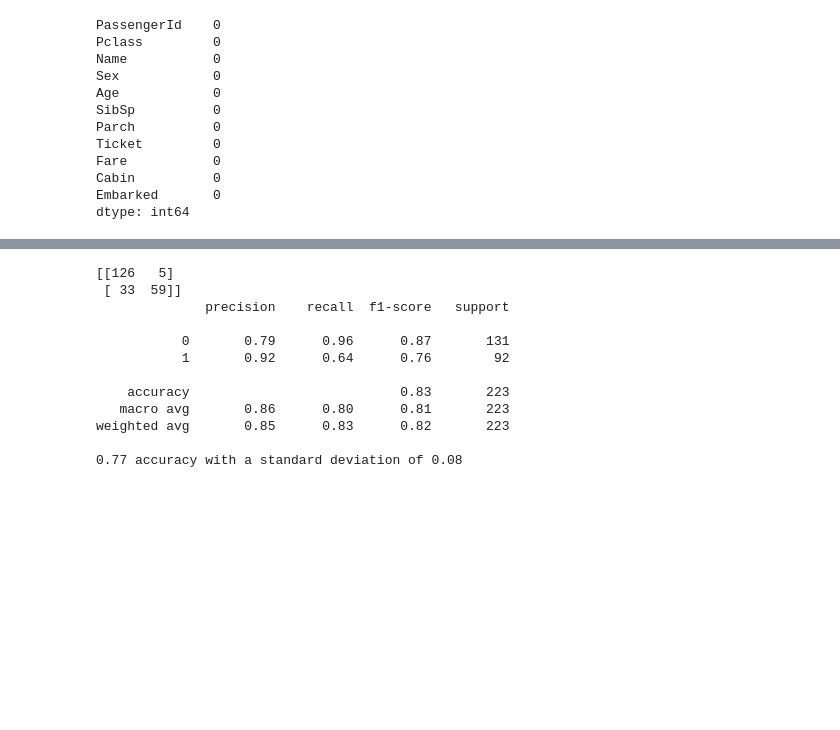
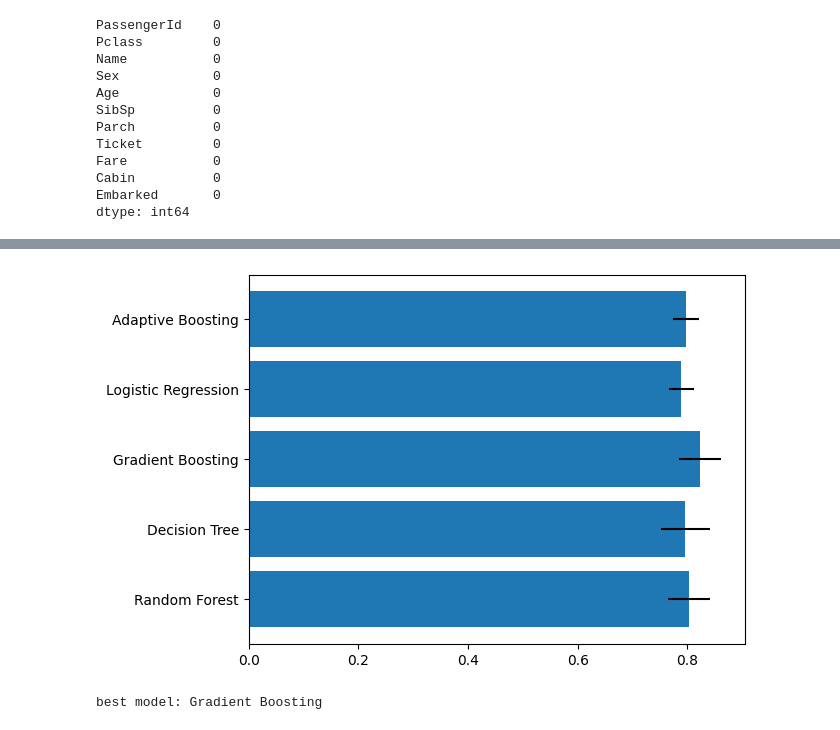
Before and after one commit to elliotrussyu/BasicKaggleCompetition, a Jupyter notebook: Titanic/Main.ipynb, the cells around one changed output, grey strips where cells are left out. Cells and saved outputs as stored; diff of their text form; code cells hidden in the pictures; blank space fills up the shorter version.

```diff
--- a/Titanic/Main.ipynb
+++ b/Titanic/Main.ipynb
@@ -164,19 +185,31 @@ X.head()
 # scaler = preprocessing.StandardScaler().fit(X)
 # X = scaler.transform(X)
 # print(X)
-X_train, X_test, y_train, y_test = train_test_split(X, Y, test_size=0.25)
+X_train, X_test, y_train, y_test = train_test_split(X, Y, test_size=0.33)
+classifiers = {'Random Forest':RandomForestClassifier(),
+               'Decision Tree':DecisionTreeClassifier(),
+               'Gradient Boosting':GradientBoostingClassifier(),
+               'Logistic Regression':LogisticRegression(),
+               'Adaptive Boosting': AdaBoostClassifier(),
+              }
 # %%
-pipe = make_pipeline(
-                    StandardScaler(),
-                    # MinMaxScaler(),
+names = list(classifiers.keys())
+record = []
+models = []
+for name,cla in classifiers.items():
+    print(name)
+    pipe = make_pipeline(
+                    # StandardScaler(),
+                    MinMaxScaler(),
                     # MaxAbsScaler(),
-                    # LogisticRegression(),
-                    RandomForestClassifier(),
-                    # DecisionTreeClassifier()
+                    cla
                     )
-pipe.fit(X_train,y_train)
-print(confusion_matrix(y_test,pipe.predict(X_test)))
-print(classification_report(y_test,pipe.predict(X_test)))
-scores = cross_val_score(pipe,X,Y,cv = 5)
-print("%0.2f accuracy with a standard deviation of %0.2f" % (scores.mean(), scores.std()))
+    pipe.fit(X_train,y_train)
+    models.append(pipe)
+    print(confusion_matrix(y_test,pipe.predict(X_test)))
+    print(classification_report(y_test,pipe.predict(X_test)))
+    scores = cross_val_score(pipe,X,Y,cv = 10)
+    print("%0.2f accuracy with a standard deviation of %0.2f" % (scores.mean(), scores.std()))
+    record.append((scores.mean(),scores.std()))
+    print('-'*50)
 # %% [output]
@@ -249,29 +233,10 @@ weighted avg       0.85      0.85      0.85       223
-# %%
-pipe = make_pipeline(
-                    StandardScaler(),
-                    # MinMaxScaler(),
-                    # MaxAbsScaler(),
-                    # LogisticRegression(),
-                    # RandomForestClassifier(),
-                    # DecisionTreeClassifier(),
-                    GradientBoostingClassifier()
-                    )
-pipe.fit(X_train,y_train)
-print(confusion_matrix(y_test,pipe.predict(X_test)))
-print(classification_report(y_test,pipe.predict(X_test)))
-scores = cross_val_score(pipe,X,Y,cv = 5)
-print("%0.2f accuracy with a standard deviation of %0.2f" % (scores.mean(), scores.std()))
-# %% [output]
-[[126   5]
- [ 33  59]]
-              precision    recall  f1-score   support
-
-           0       0.79      0.96      0.87       131
-           1       0.92      0.64      0.76        92
-
-    accuracy                           0.83       223
-   macro avg       0.86      0.80      0.81       223
-weighted avg       0.85      0.83      0.82       223
-
-0.77 accuracy with a standard deviation of 0.08
+# %%
+acc = [x for x,y in record]
+plt.barh(y = names, width = acc,xerr =[y for x,y in record])
+plt.show()
+best_model = np.array(names)[acc == max(acc)][0]
+print('best model:' ,best_model)
+# %% [output]
+[figure, added]
+best model: Gradient Boosting
 # %%
```
Also changed, not shown: parts of 8 cells of this notebook, 10 other files.
